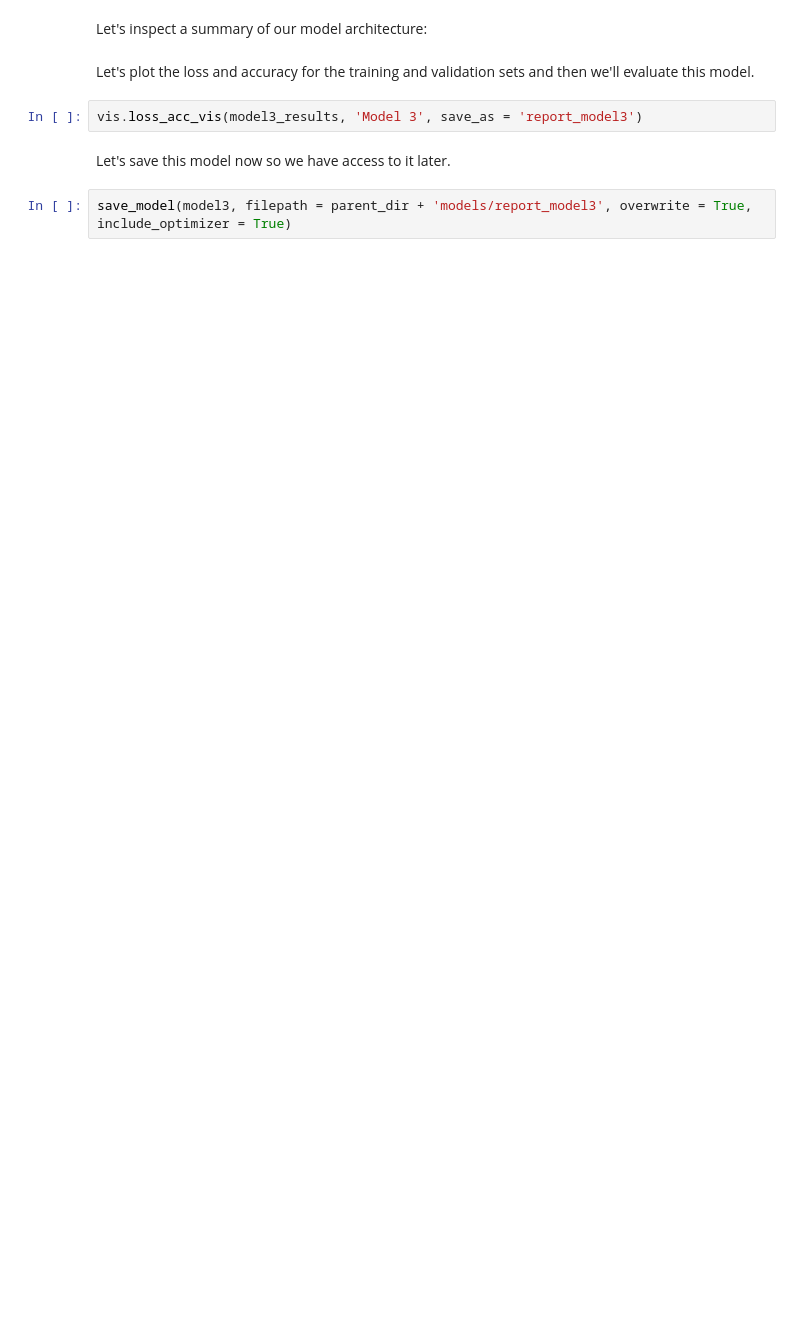
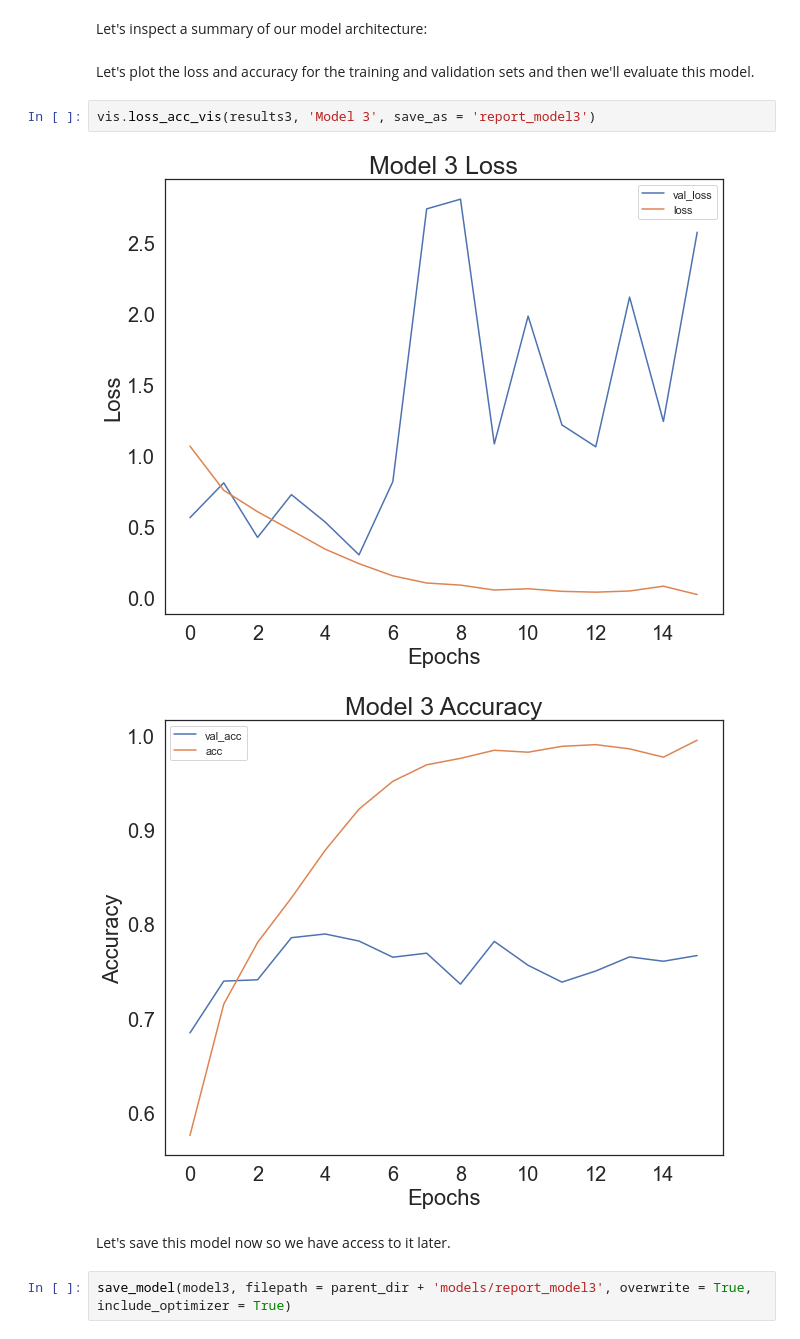
Before and after one commit to lecritch/Cene-Image-Classification, a Jupyter notebook: reports/final_report.ipynb, the cells around one changed output. Saved outputs shown, nothing was run; the diff lists cells and outputs as text; blank space fills up the shorter version.

```diff
--- a/reports/final_report.ipynb
+++ b/reports/final_report.ipynb
@@ -766,7 +801,10 @@ Let's inspect a summary of our model architecture:
 # %% [markdown]
 Let's plot the loss and accuracy for the training and validation sets and then we'll evaluate this model.
 # %%
-vis.loss_acc_vis(model3_results, 'Model 3', save_as = 'report_model3')
+vis.loss_acc_vis(results3, 'Model 3', save_as = 'report_model3')
+# %% [output]
+[figure, added]
+[figure, added]
 # %% [markdown]
 Let's save this model now so we have access to it later.
 # %%
```
Also changed, not shown: parts of 31 cells of this notebook, 24 other files.
